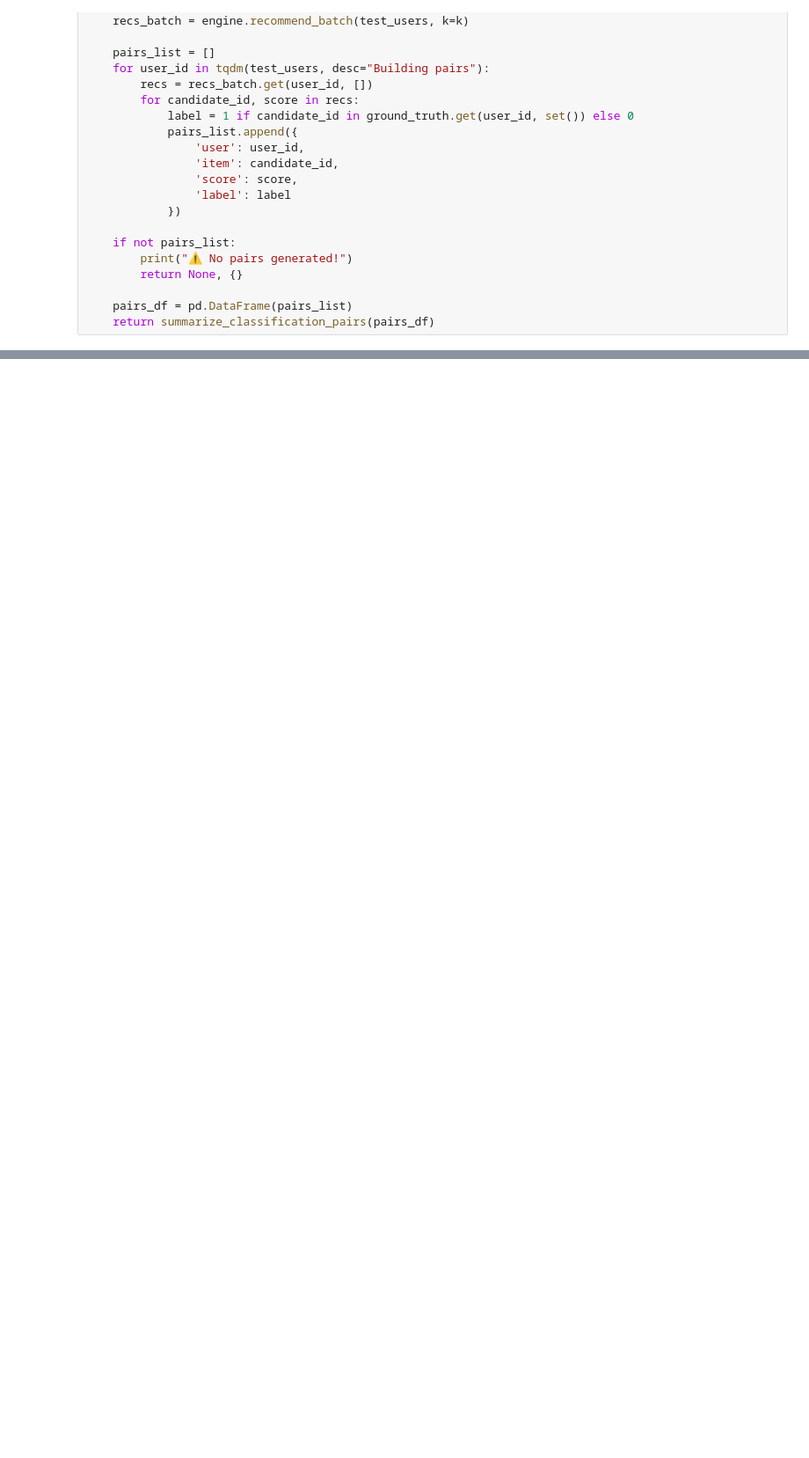
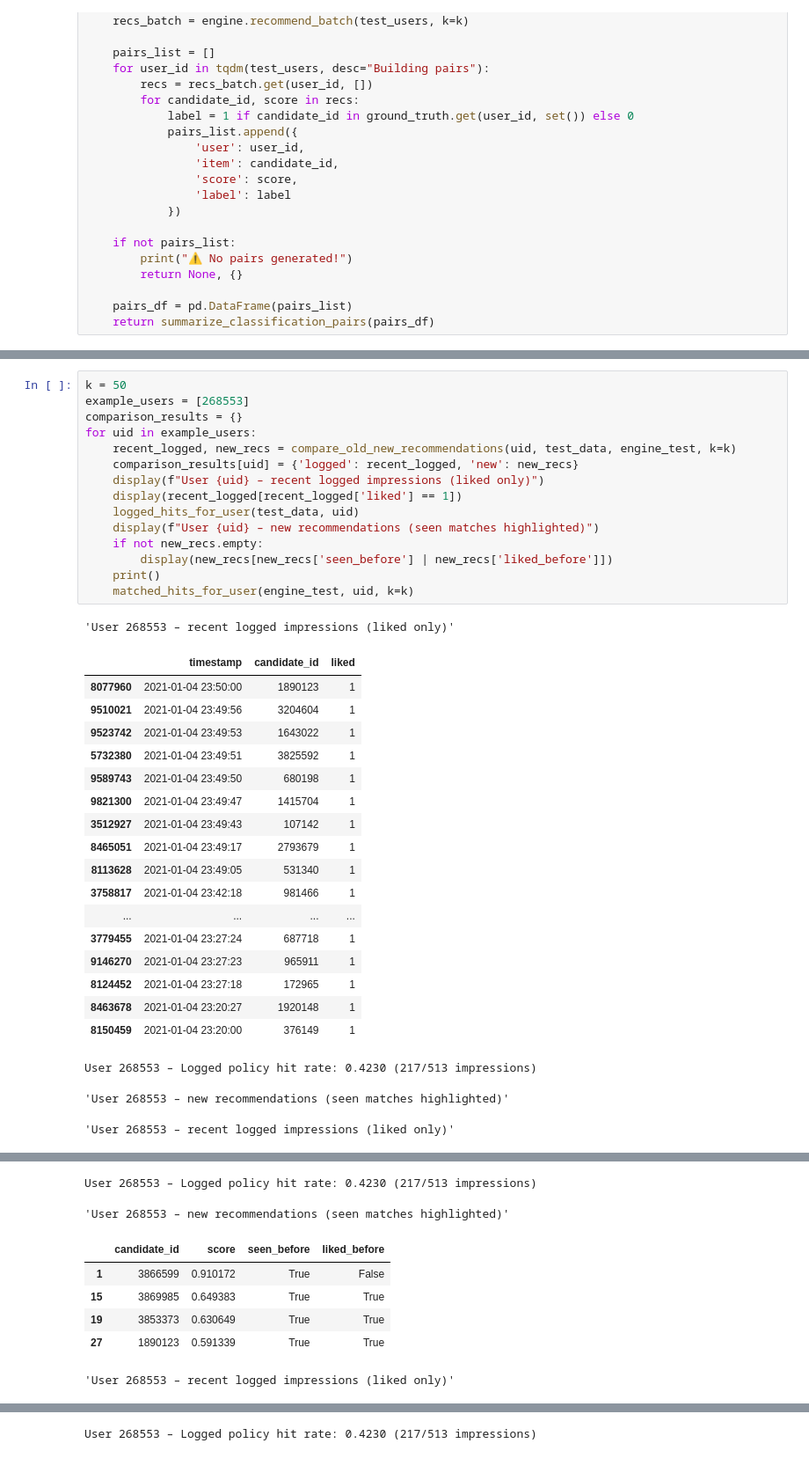
Before and after one commit to zainansarii/matchmaker, a Jupyter notebook: examples/recommend.ipynb, the cells around one changed output, grey strips where cells are left out. Shown at 88% size. Saved outputs shown, nothing was run; the diff lists cells and outputs as text; blank space fills up the shorter version.

Commit message:
Update evaluation metrics in recommend notebook

```diff
--- a/examples/recommend.ipynb
+++ b/examples/recommend.ipynb
@@ -634,0 +915,37 @@ def logged_policy_matched_hits(interactions):
+# %%
+k = 50
+example_users = [268553]
+comparison_results = {}
+for uid in example_users:
+    recent_logged, new_recs = compare_old_new_recommendations(uid, test_data, engine_test, k=k)
+    comparison_results[uid] = {'logged': recent_logged, 'new': new_recs}
+    display(f"User {uid} – recent logged impressions (liked only)")
+    display(recent_logged[recent_logged['liked'] == 1])
+    logged_hits_for_user(test_data, uid)
+    display(f"User {uid} – new recommendations (seen matches highlighted)")
+    if not new_recs.empty:
+        display(new_recs[new_recs['seen_before'] | new_recs['liked_before']])
+    print()
+    matched_hits_for_user(engine_test, uid, k=k)
+# %% [output]
+'User 268553 – recent logged impressions (liked only)'
+|  | timestamp | candidate_id | liked |
+| 8077960 | 2021-01-04 23:50:00 | 1890123 | 1 |
+| 9510021 | 2021-01-04 23:49:56 | 3204604 | 1 |
+| 9523742 | 2021-01-04 23:49:53 | 1643022 | 1 |
+| 5732380 | 2021-01-04 23:49:51 | 3825592 | 1 |
+| 9589743 | 2021-01-04 23:49:50 | 680198 | 1 |
+| 9821300 | 2021-01-04 23:49:47 | 1415704 | 1 |
+| 3512927 | 2021-01-04 23:49:43 | 107142 | 1 |
+| 8465051 | 2021-01-04 23:49:17 | 2793679 | 1 |
+| 8113628 | 2021-01-04 23:49:05 | 531340 | 1 |
+| 3758817 | 2021-01-04 23:42:18 | 981466 | 1 |
+| ... | ... | ... | ... |
+| 3779455 | 2021-01-04 23:27:24 | 687718 | 1 |
+| 9146270 | 2021-01-04 23:27:23 | 965911 | 1 |
+| 8124452 | 2021-01-04 23:27:18 | 172965 | 1 |
+| 8463678 | 2021-01-04 23:20:27 | 1920148 | 1 |
+| 8150459 | 2021-01-04 23:20:00 | 376149 | 1 |
+User 268553 – Logged policy hit rate: 0.4230 (217/513 impressions)
+'User 268553 – new recommendations (seen matches highlighted)'
+'User 268553 – recent logged impressions (liked only)'
@@ -634,0 +969,8 @@ def logged_policy_matched_hits(interactions):
+User 268553 – Logged policy hit rate: 0.4230 (217/513 impressions)
+'User 268553 – new recommendations (seen matches highlighted)'
+|  | candidate_id | score | seen_before | liked_before |
+| 1 | 3866599 | 0.910172 | True | False |
+| 15 | 3869985 | 0.649383 | True | True |
+| 19 | 3853373 | 0.630649 | True | True |
+| 27 | 1890123 | 0.591339 | True | True |
+'User 268553 – recent logged impressions (liked only)'
@@ -634,0 +994 @@ def logged_policy_matched_hits(interactions):
+User 268553 – Logged policy hit rate: 0.4230 (217/513 impressions)
```
Also changed, not shown: parts of 9 cells of this notebook.
